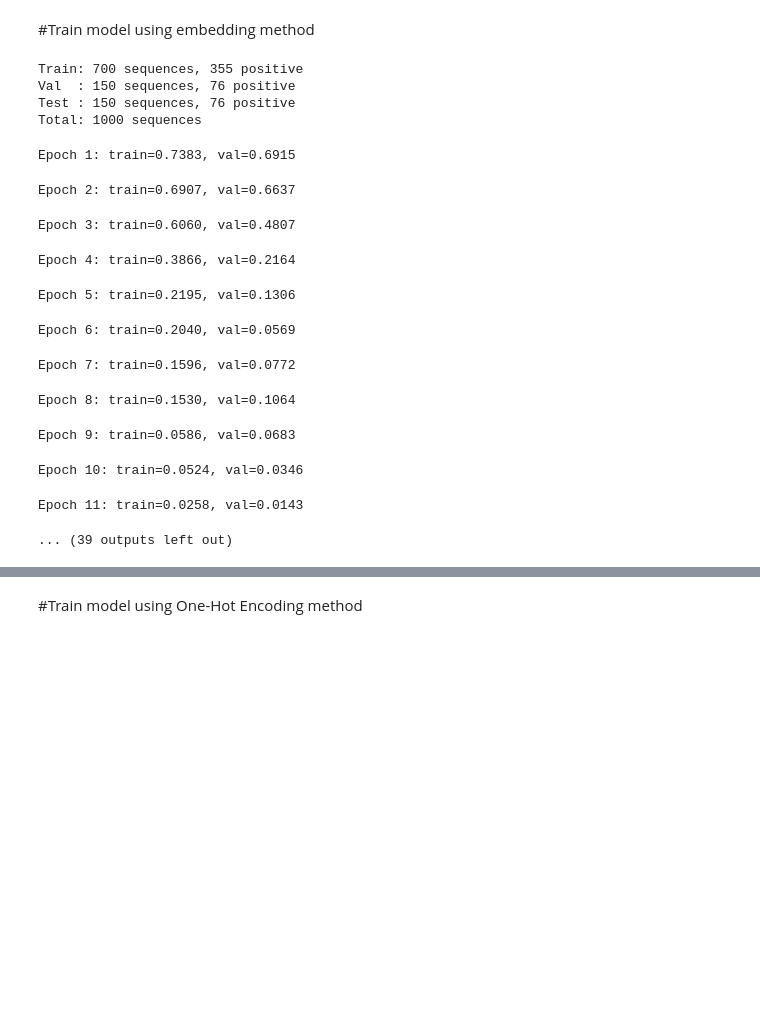
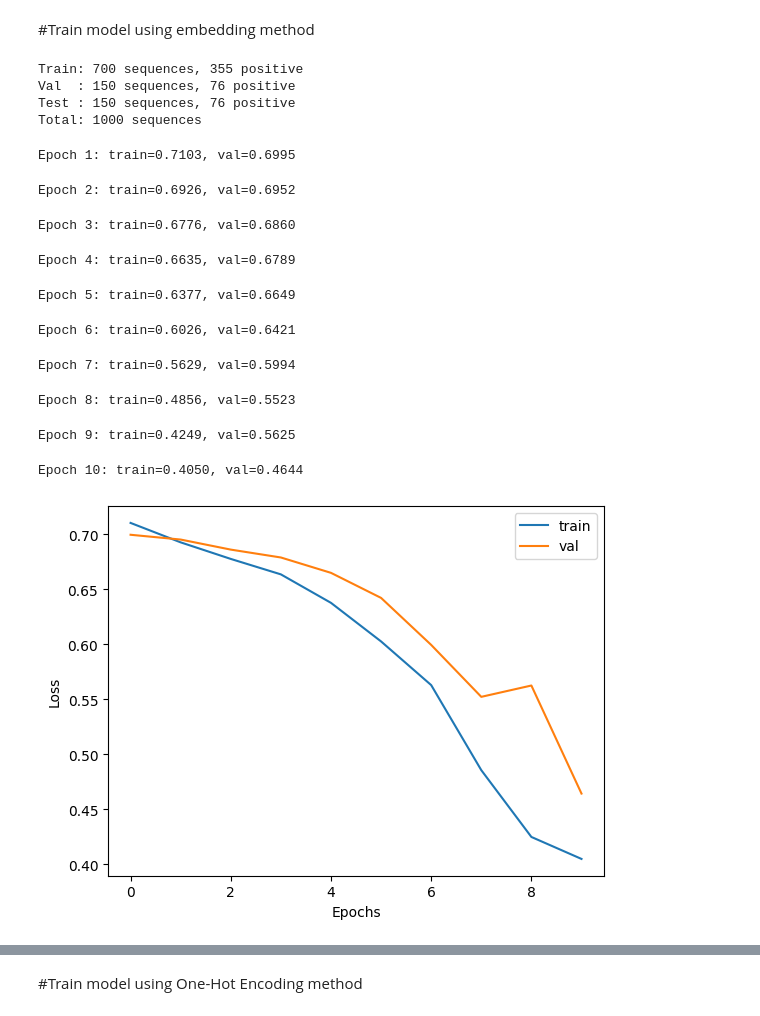
Before and after one commit to Bunty-Bot/deep_learning_MBFProject, a Jupyter notebook: DL_MBFProject.ipynb, the cells around one changed output, grey strips where cells are left out. Cells and saved outputs as stored; diff of their text form; code cells hidden in the pictures; blank space fills up the shorter version.

```diff
--- a/DL_MBFProject.ipynb
+++ b/DL_MBFProject.ipynb
@@ -246,20 +252,20 @@ def load_data(batch_size, num_steps, dataset):
 # %% [markdown]
 #Train model using embedding method
 # %%
-class CNN1D_Embedding(nn.Module):
-    def __init__(self, vocab_size, context_size, conv_channels=128, use_bias=False, dropout=0.0):
+class CNN1D(nn.Module):
+    def __init__(self, vocab_size, context_size, conv_channels=128,
+                 use_bias=False, dropout=0.0):   # <-- add dropout param
         super().__init__()
-        # vocab_size + 1 to account for the padding index
         self.embedding = nn.Embedding(vocab_size + 1, 64, padding_idx=vocab_size)
 
         self.cnn = nn.Sequential(
             nn.Conv1d(64, conv_channels, kernel_size=3, padding='same', bias=use_bias),
             nn.ReLU(),
-            nn.Dropout(dropout),
+            nn.Dropout(dropout),          # <-- add dropout
             nn.MaxPool1d(2, 2),
             nn.Conv1d(conv_channels, conv_channels, kernel_size=3, padding='same', bias=use_bias),
             nn.ReLU(),
-            nn.Dropout(dropout),
+            nn.Dropout(dropout),          # <-- add dropout
             nn.MaxPool1d(2, 2),
             nn.Flatten(1, -1),
             nn.Linear(int(conv_channels * context_size / 4), 1, bias=use_bias)
@@ -294,10 +300,11 @@ class SequenceDataset(TensorDataset):
     def __getitem__(self, idx):
         return self.X[idx], self.y[idx]
 # %%
+
 context_size = 200
 batch_size = 64
-EPOCHS = 60
-patience = 10
+EPOCHS = 10
+patience = 3
 DEVICE = torch.device("cuda" if torch.cuda.is_available() else "cpu")
 
 seq, label = read(seqfile, posfile)
@@ -311,16 +318,14 @@ train_dataloader = DataLoader(train_dataset, batch_size=batch_size, shuffle=True
 val_dataloader   = DataLoader(val_dataset, batch_size=batch_size)
 test_dataloader  = DataLoader(test_dataset, batch_size=batch_size)
 
-# Updated to use renamed class
-model = CNN1D_Embedding(
+model = CNN1D(
     vocab_size=SequenceDataset.vocab_size,
     context_size=context_size,
     conv_channels=32,
-    dropout=0.5
+    dropout=0.35
 ).to(DEVICE)
 
-# Updated to lr=1e-2 for better convergence
-optimizer = torch.optim.AdamW(model.parameters(), lr=1e-2, weight_decay=1e-2)
+optimizer = torch.optim.AdamW(model.parameters(), lr=1e-3, weight_decay=1e-2)
 
 train_losses, val_losses = [], []
 best_val_loss = float("inf")
@@ -330,12 +335,15 @@ wait = 0
 for epoch in range(EPOCHS):
     model.train()
     train_epoch = []
+
     for x, y in tqdm(train_dataloader, desc=f"Epoch {epoch+1}/{EPOCHS}"):
         x, y = x.to(DEVICE), y.to(DEVICE)
+
         optimizer.zero_grad()
         _, loss = model(x, y)
         loss.backward()
         optimizer.step()
+
         train_epoch.append(loss.item())
 
     model.eval()
@@ -347,48 +355,47 @@ for epoch in range(EPOCHS):
             val_epoch.append(val_loss.item())
 
     avg_train = np.mean(train_epoch)
     avg_val = np.mean(val_epoch)
+
     train_losses.append(avg_train)
     val_losses.append(avg_val)
 
     print(f"Epoch {epoch+1}: train={avg_train:.4f}, val={avg_val:.4f}")
 
     if avg_val < best_val_loss - 1e-3:
         best_val_loss = avg_val
         best_state = copy.deepcopy(model.state_dict())
         wait = 0
     else:
         wait += 1
         if wait >= patience:
             print("Early stopping.")
             break
 
 model.load_state_dict(best_state)
 
-# Final test set evaluation
-evaluate_accuracy(model, test_dataset, "Test (Embedding)", DEVICE)
-
 plt.plot(train_losses, label="train")
 plt.plot(val_losses, label="val")
+plt.xlabel("Epochs")
+plt.ylabel("Loss")
 plt.legend()
 plt.show()
 # %% [output]
 Train: 700 sequences, 355 positive
 Val  : 150 sequences, 76 positive
 Test : 150 sequences, 76 positive
 Total: 1000 sequences
-Epoch 1: train=0.7383, val=0.6915
+Epoch 1: train=0.7103, val=0.6995
-Epoch 2: train=0.6907, val=0.6637
+Epoch 2: train=0.6926, val=0.6952
-Epoch 3: train=0.6060, val=0.4807
+Epoch 3: train=0.6776, val=0.6860
-Epoch 4: train=0.3866, val=0.2164
+Epoch 4: train=0.6635, val=0.6789
-Epoch 5: train=0.2195, val=0.1306
+Epoch 5: train=0.6377, val=0.6649
-Epoch 6: train=0.2040, val=0.0569
+Epoch 6: train=0.6026, val=0.6421
-Epoch 7: train=0.1596, val=0.0772
+Epoch 7: train=0.5629, val=0.5994
-Epoch 8: train=0.1530, val=0.1064
+Epoch 8: train=0.4856, val=0.5523
-Epoch 9: train=0.0586, val=0.0683
+Epoch 9: train=0.4249, val=0.5625
-Epoch 10: train=0.0524, val=0.0346
+Epoch 10: train=0.4050, val=0.4644
-Epoch 11: train=0.0258, val=0.0143
-... (39 outputs left out)
+[figure, added]
 # %%
 def evaluate_accuracy(model, dataset, name, device):
     model.eval()
```
Also changed, not shown: parts of 10 cells of this notebook.
